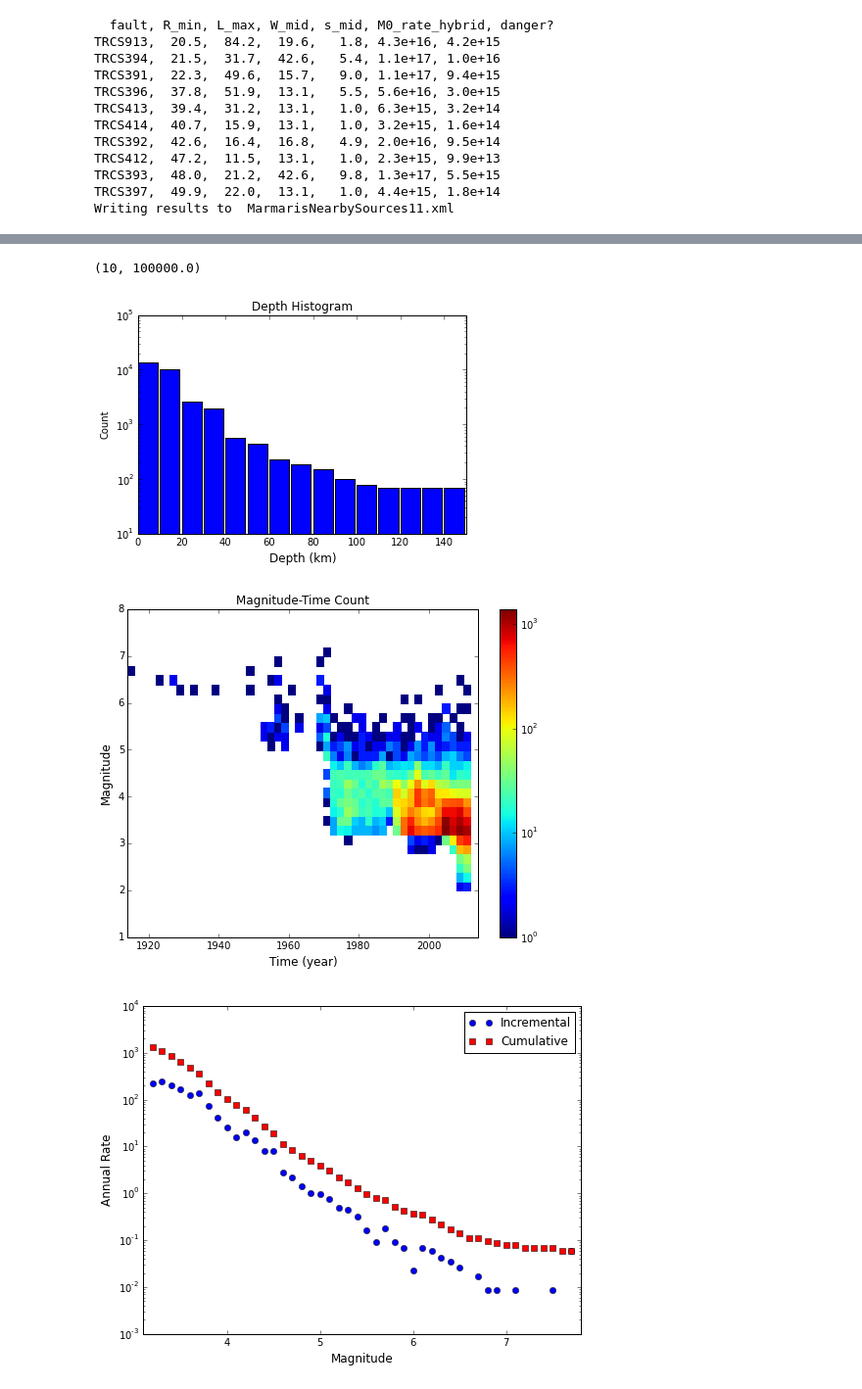
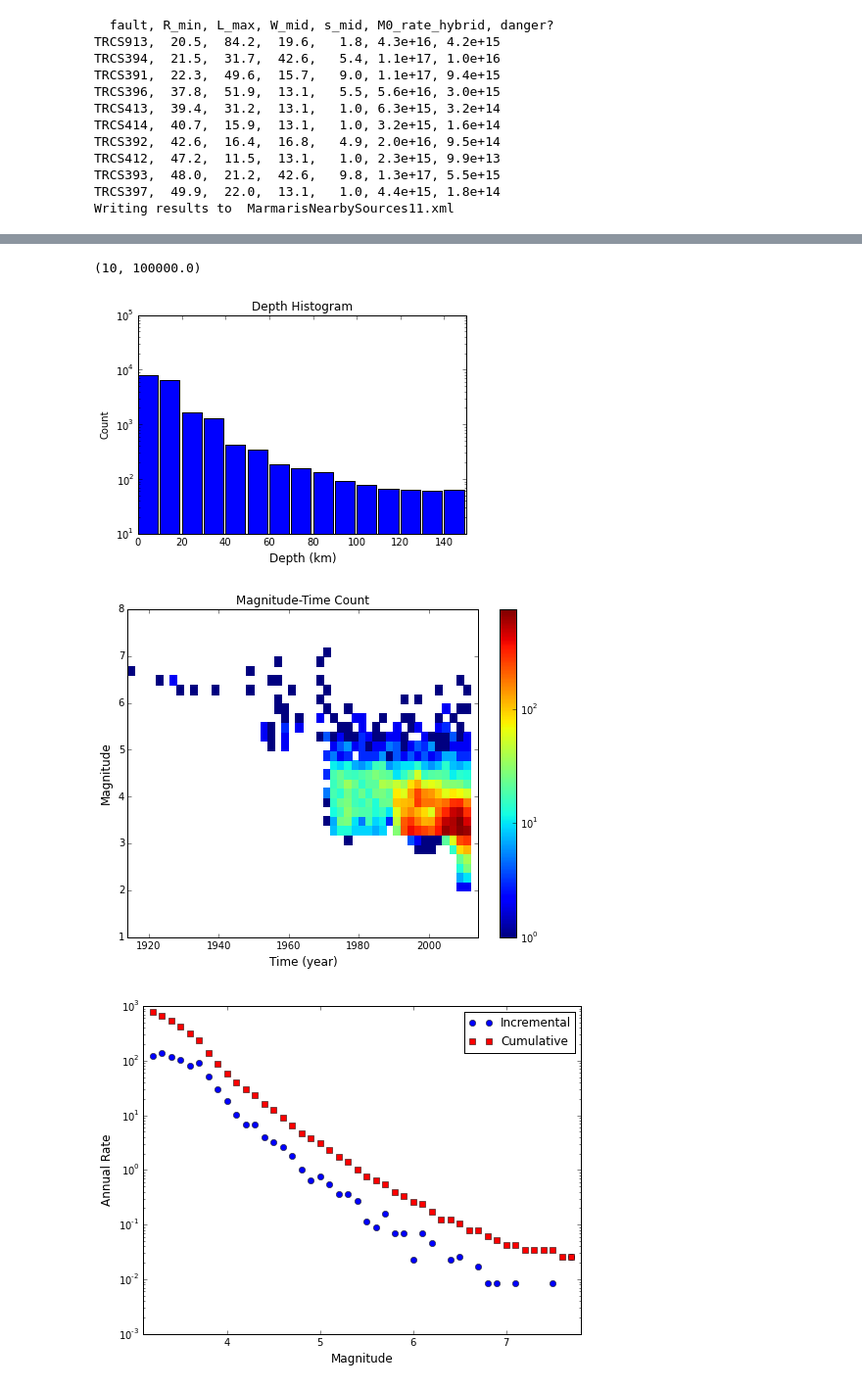
Before and after one commit to nackerley/MarmarisPSHA, a Jupyter notebook: geology/Process Fault Data.ipynb, the cells around one changed output, grey strips where cells are left out. Shown: that part at 98% size. Cells and saved outputs as stored; diff of their text form; code cells hidden in the pictures.

```diff
--- a/geology/Process Fault Data.ipynb
+++ b/geology/Process Fault Data.ipynb
@@ -322,7 +322,7 @@ TRCS393,  48.0,  21.2,  42.6,   9.8, 1.3e+17, 5.5e+15
 TRCS397,  49.9,  22.0,  13.1,   1.0, 4.4e+15, 1.8e+14
 Writing results to  MarmarisNearbySources11.xml
 # %%
-catalogue_filename = '../seismicity/Marmaries-catalogue1_homogenised_cleaned.csv'
+catalogue_filename = '../sources/Marmaris-catalogue1_exclude_homogenised_cleaned_declustered.csv'
 parser = CsvCatalogueParser(catalogue_filename) # From .csv to hmtk
 
 # Read and process the catalogue content in a variable called "catalogue"
@@ -368,19 +367,19 @@ plt.yscale('log')
 plt.ylim((10,1e5))
 # %% [output]
 (10, 100000.0)
-[figure, old version]
+[figure, new version]
 # %%
 cp.plot_magnitude_time_density(catalogue, 0.2, 2)
 # %% [output]
-[figure, old version]
+[figure, new version]
 # %%
 completeness_table_a = np.array([[2004, 3.2],
-                                 [1982, 4.2],
-                                 [1972, 4.6],
-                                 [1900, 6.2]])
+                                 [1992, 4.8],
+                                 [1972, 4.8],
+                                 [1900, 6.5]])
 cp.plot_observed_recurrence(catalogue, completeness_table_a, 0.1)
 # %% [output]
-[figure, old version]
+[figure, new version]
 # %%
 # Map configuration
 span = 1 # deg
```
Also changed, not shown: parts of 4 cells of this notebook, 1 other file.
